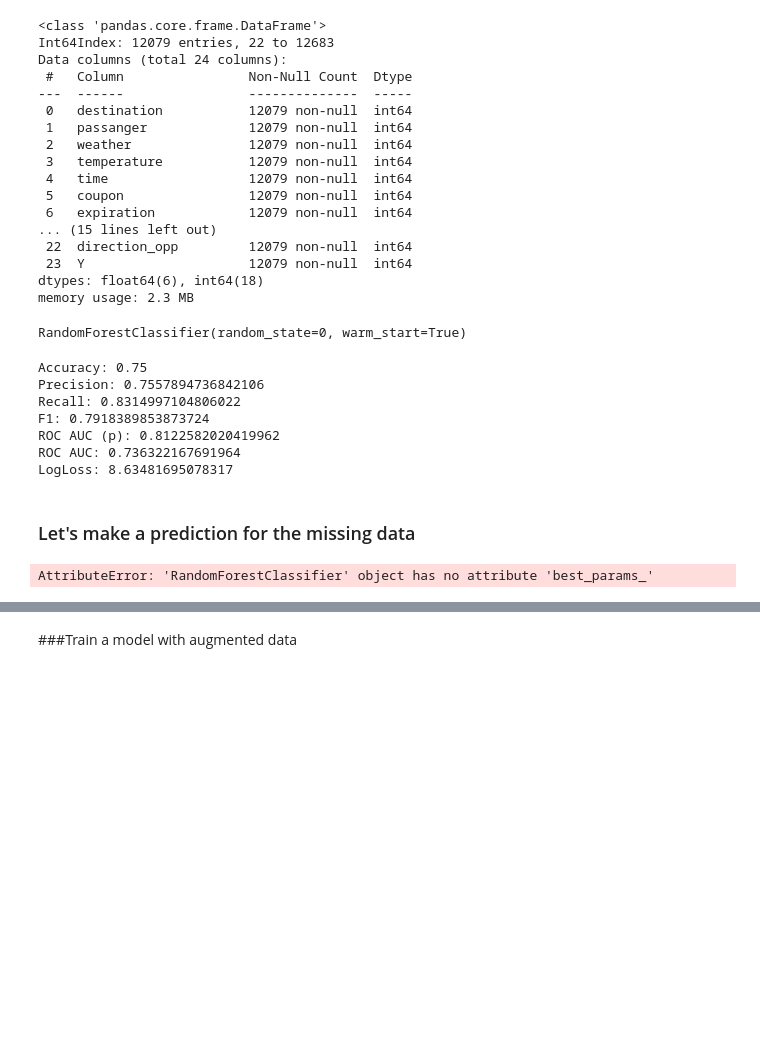
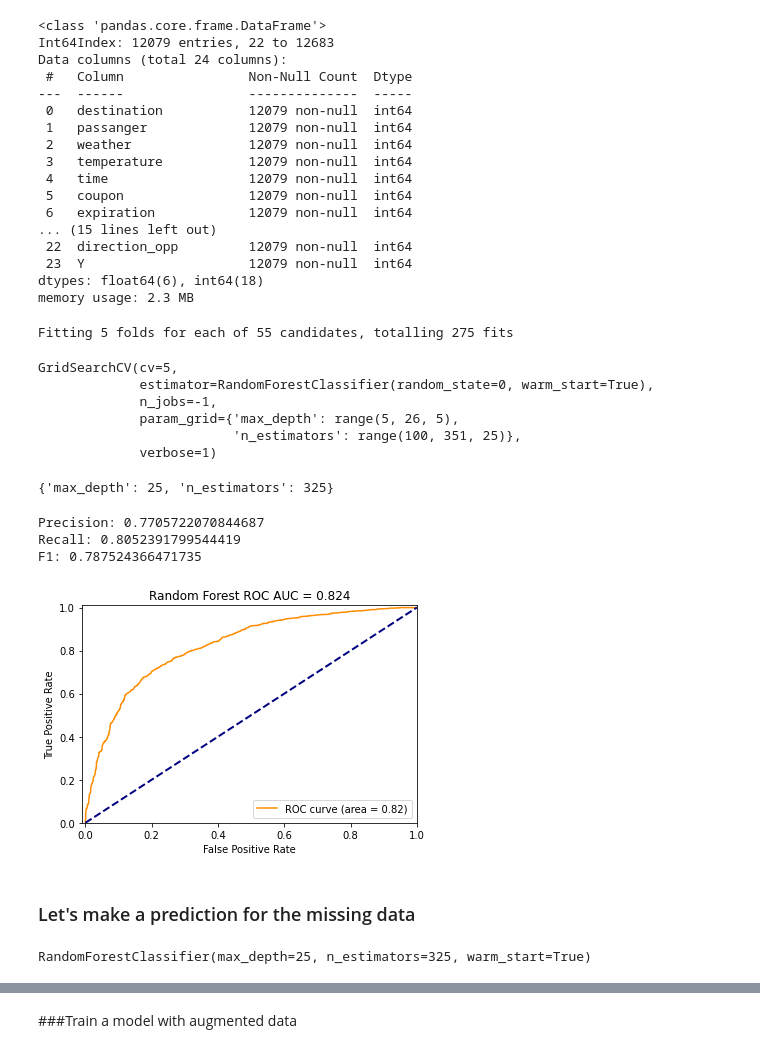
Before and after one commit to EvstratovEA/coupon_recommendation, a Jupyter notebook: coupon_recommendation.ipynb, the cells around one changed output, grey strips where cells are left out. Saved outputs shown, nothing was run; the diff lists cells and outputs as text; code cells hidden in the pictures; blank space fills up the shorter version.

```diff
--- a/coupon_recommendation.ipynb
+++ b/coupon_recommendation.ipynb
@@ -230,7 +229,7 @@ y = data_for_search['Y']
 # %%
 X_train, X_test, y_train, y_test = train_test_split(X, y, train_size=.75)
 # %%
-params = {'n_estimators': range(100, 351, 50), 'max_depth': range(5, 26, 5)}
+params = {'n_estimators': range(100, 351, 25), 'max_depth': range(5, 26, 5)}
 # %%
-clf_gscv = RandomForestClassifier(random_state=0, warm_start=True)
-# clf_gscv = GridSearchCV(clf_search, params, n_jobs=-1, verbose=3)
+clf_search = RandomForestClassifier(random_state=0, warm_start=True)
+clf_gscv = GridSearchCV(clf_search, params, n_jobs=-1, verbose=1, cv=5)
@@ -243,19 +236,43 @@ clf_gscv = RandomForestClassifier(random_state=0, warm_start=True)
 # %%
 clf_gscv.fit(X_train, y_train)
 # %% [output]
-RandomForestClassifier(random_state=0, warm_start=True)
+Fitting 5 folds for each of 55 candidates, totalling 275 fits
+GridSearchCV(cv=5,
+             estimator=RandomForestClassifier(random_state=0, warm_start=True),
+             n_jobs=-1,
+             param_grid={'max_depth': range(5, 26, 5),
+                         'n_estimators': range(100, 351, 25)},
+             verbose=1)
+# %%
+clf_gscv.best_params_
+# %% [output]
+{'max_depth': 25, 'n_estimators': 325}
 # %%
 print('Precision:', precision_score(y_test, clf_gscv.predict(X_test)))
 print('Recall:', recall_score(y_test, clf_gscv.predict(X_test)))
 print('F1:', f1_score(y_test, clf_gscv.predict(X_test)))
 # %% [output]
-Accuracy: 0.75
-Precision: 0.7557894736842106
-Recall: 0.8314997104806022
-F1: 0.7918389853873724
-ROC AUC (p): 0.8122582020419962
-ROC AUC: 0.736322167691964
-LogLoss: 8.63481695078317
+Precision: 0.7705722070844687
+Recall: 0.8052391799544419
+F1: 0.787524366471735
+# %%
+y_score = clf_gscv.predict_proba(X_test)[:, 1]
+fpr, tpr, thresholds = roc_curve(y_test, y_score)
+roc_auc = auc(fpr, tpr)
+# %%
+plt.plot(fpr, tpr, color='darkorange', label='ROC curve (area = %0.2f)' % roc_auc)
+plt.plot([0, 1], [0, 1], color='navy', lw=2, linestyle='--')
+plt.xlim([-0.01, 1.0])
+plt.ylim([0.0, 1.01])
+
+plt.xlabel('False Positive Rate')
+plt.ylabel('True Positive Rate')
+
+plt.title('Random Forest ROC AUC = %0.3f' % roc_auc)
+plt.legend(loc="lower right")
+plt.show();
+# %% [output]
+[figure, added]
 # %% [markdown]
 ### Let's make a prediction for the missing data
 # %%
@@ -269,10 +286,10 @@ y_Bar = data_train[~data_train['Bar'].isnull()]['Bar']
 
 prediction_Bar = data_train[data['Bar'].isnull()] # Series for replace by prediction
 prediction_Bar = prediction_Bar.drop('Bar', axis=1)
-# %% [output]
-AttributeError: 'RandomForestClassifier' object has no attribute 'best_params_'
 # %%
 clf_Bar.fit(X_train_Bar, y_Bar)
+# %% [output]
+RandomForestClassifier(max_depth=25, n_estimators=325, warm_start=True)
 # %%
 data.loc[data[data['Bar'].isnull()]['Bar'].index, 'Bar'] = clf_Bar.predict(prediction_Bar)
 # %%
```
Also changed, not shown: parts of 17 cells of this notebook.
